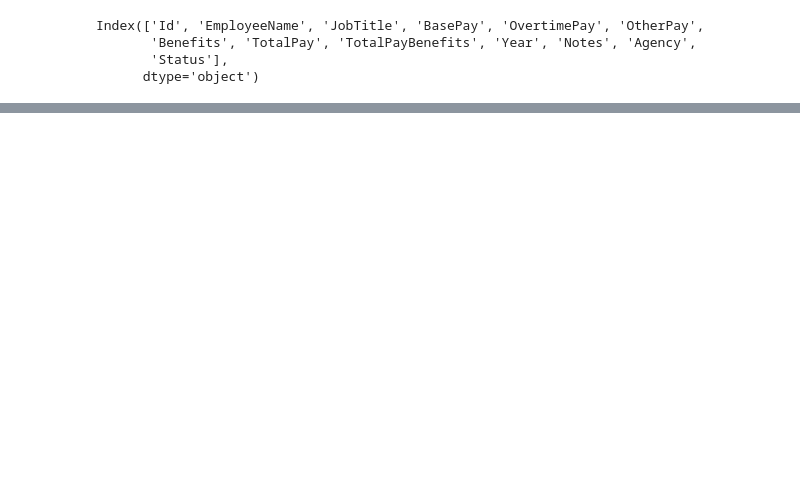
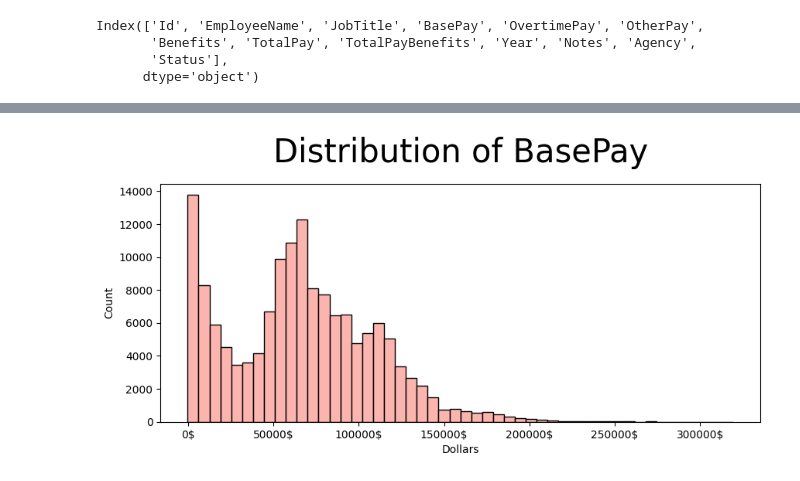
Before and after one commit to niccolozoboli/Programming-January-, a Jupyter notebook: Salaries_definitivo.ipynb, the cells around one changed output, grey strips where cells are left out. Saved outputs shown, nothing was run; the diff lists cells and outputs as text; code cells hidden in the pictures; blank space fills up the shorter version.

```diff
--- a/Salaries_definitivo.ipynb
+++ b/Salaries_definitivo.ipynb
@@ -202,0 +195,11 @@ AttributeError: module 'matplotlib' has no attribute 'get_cmap'
+# %%
+x_ticks=[str(x)+'$' for x in range(0,300001,50000)]
+plt.figure(figsize=(10, 4))
+plt.title('Distribution of BasePay', fontsize=30, pad=20)
+plt.hist(df['BasePay'], bins=50, color=pastel1.colors[0], edgecolor='Black')
+plt.xlabel('Dollars')
+plt.ylabel('Count')
+plt.xticks(range(0,300001,50000), labels=x_ticks)
+plt.show()
+# %% [output]
+[figure, added]
```
Also changed, not shown: parts of 48 cells of this notebook, 1 other file.
